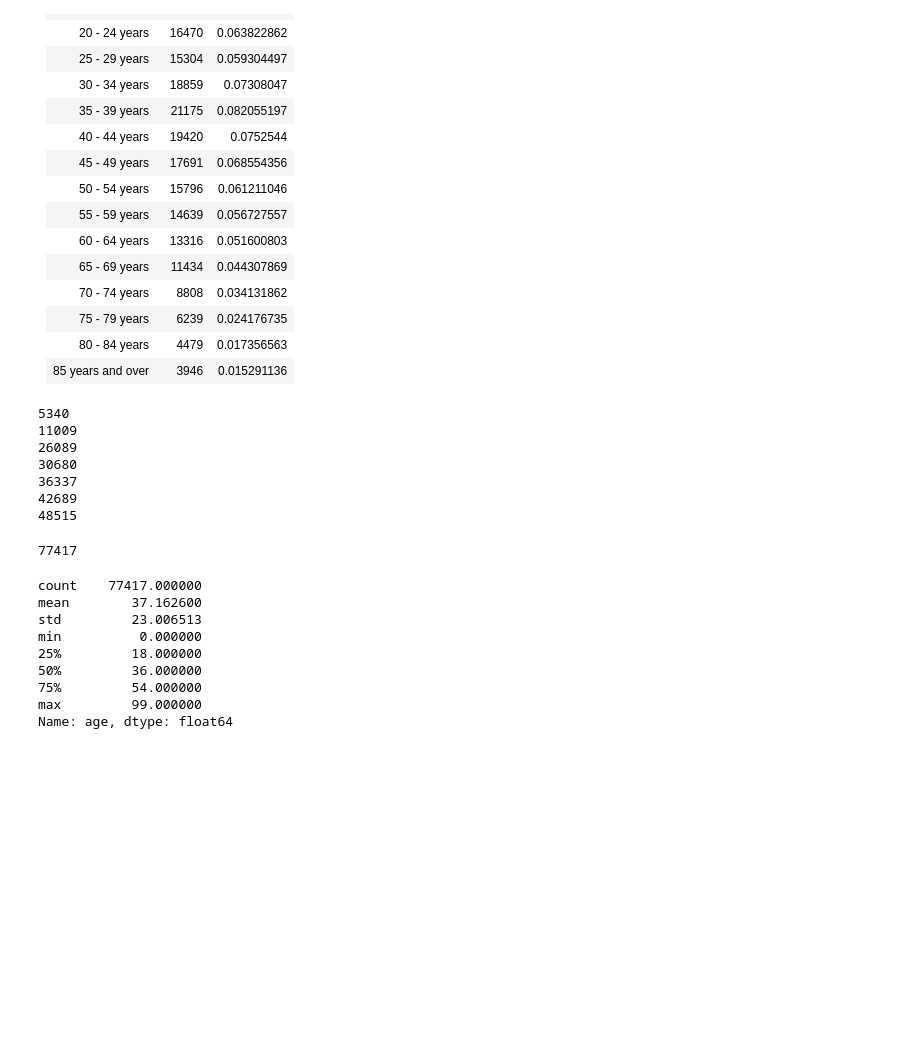
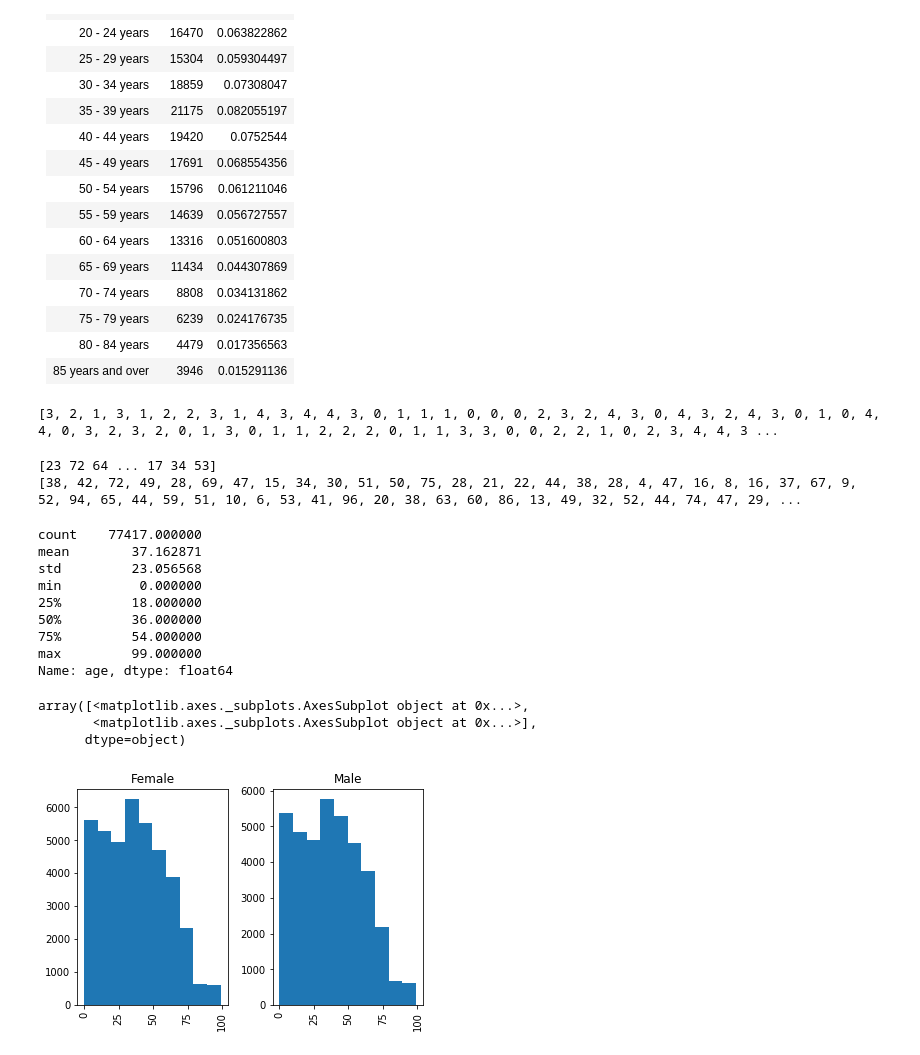
Before and after one commit to Vitalismirnov/ProgrammingDA_Project, a Jupyter notebook: ProgDA_Project_VSmirnovs.ipynb, the cells around one changed output. Drawn from its saved outputs; the diff is of its cells as text; code cells hidden in the pictures; blank space fills up the shorter version.

```diff
--- a/ProgDA_Project_VSmirnovs.ipynb
+++ b/ProgDA_Project_VSmirnovs.ipynb
@@ -78,62 +81,59 @@ All ages	       | 258058	  |
 80 - 84 years	   | 4479	|0.017356563
 85 years and over  | 3946	|0.015291136
 # %%
-a = (np.random.randint(0, 5, 5340))
-print(len(a))
-# a is an array, we want to use extend funfrion, so needs to be converted to list
 # https://docs.scipy.org/doc/numpy/reference/generated/numpy.ndarray.tolist.html
-age = list(a)
-len(age)
-# extend the list
-# https://stackabuse.com/append-vs-extend-in-python-lists/
-# similar proportion fall into 10-25 categories, so group together
-# also 45-54, 55-61 and 80+
+# generate a list with random numbers  between 0-5 of a specified lenngth
+age = list(np.random.randint(0, 5, 5340))
+# extend the list (adapted from:https://stackabuse.com/append-vs-extend-in-python-lists/)
+# NOTE: similar proportion fall into 10-25 categories, so group together
+# NOTE: also 45-54, 55-61 and 80+
 age.extend(np.random.randint(5, 10,  5669))
-print(len(age))
 age.extend(np.random.randint(10, 25, 15080))
-print(len(age))
 age.extend(np.random.randint(25, 30, 4591))
-print(len(age))
 age.extend(np.random.randint(30, 35, 5657))
-print(len(age))
 age.extend(np.random.randint(35, 40, 6352))
-print(len(age))
 age.extend(np.random.randint(40, 45, 5826))
-print(len(age))
 age.extend(np.random.randint(45, 55, 10046))
 age.extend(np.random.randint(55, 65, 8386))
 age.extend(np.random.randint(65, 70, 3430))
 age.extend(np.random.randint(70, 75, 2642))
-age.extend(np.random.randint(75, 79, 1871))
+age.extend(np.random.randint(75, 80, 1871))
 age.extend(np.random.randint(80, 100, 2527))
+# check that list is of length of the simulated sample size
 len(age)
-#print(age)
+print(age)
 # %% [output]
-5340
-11009
-26089
-30680
-36337
-42689
-48515
+[3, 2, 1, 3, 1, 2, 2, 3, 1, 4, 3, 4, 4, 3, 0, 1, 1, 1, 0, 0, 0, 2, 3, 2, 4, 3, 0, 4, 3, 2, 4, 3, 0, 1, 0, 4, 4, 0, 3, 2, 3, 2, 0, 1, 3, 0, 1, 1, 2, 2, 2, 0, 1, 1, 3, 3, 0, 0, 2, 2, 1, 0, 2, 3, 4, 4, 3 ...
-77417
 # %%
-# shuffle the list, to insure it is random
-age1=np.random.shuffle(age)
+# shuffle the list, to insure values are fully randomly positioned within the list
+np.random.shuffle(age)
+# see tha vales are mixed now
+print(age)
 # write into a dataframe column
 # https://stackoverflow.com/questions/26666919/add-column-in-dataframe-from-list
 df['age']= age
 df
 df['age'].describe()
 # %% [output]
-count    77417.000000
-mean        37.162600
-std         23.006513
-min          0.000000
-25%         18.000000
-50%         36.000000
-75%         54.000000
-max         99.000000
-Name: age, dtype: float64
+[23 72 64 ... 17 34 53]
+[38, 42, 72, 49, 28, 69, 47, 15, 34, 30, 51, 50, 75, 28, 21, 22, 44, 38, 28, 4, 47, 16, 8, 16, 37, 67, 9, 52, 94, 65, 44, 59, 51, 10, 6, 53, 41, 96, 20, 38, 63, 60, 86, 13, 49, 32, 52, 44, 74, 47, 29, ...
+count    77417.000000
+mean        37.162871
+std         23.056568
+min          0.000000
+25%         18.000000
+50%         36.000000
+75%         54.000000
+max         99.000000
+Name: age, dtype: float64
+# %%
+# https://stackoverflow.com/questions/19584029/plotting-histograms-from-grouped-data-in-a-pandas-dataframe
+# check that age generated in a similar shape by gender
+df['age'].hist(by=df['gender'])
+# %% [output]
+array([<matplotlib.axes._subplots.AxesSubplot object at 0x...>,
+       <matplotlib.axes._subplots.AxesSubplot object at 0x...>],
+      dtype=object)
+[figure, added]
 # %% [markdown]
 ### Marital Status
```
Also changed, not shown: parts of 23 cells of this notebook, 1 other file.
